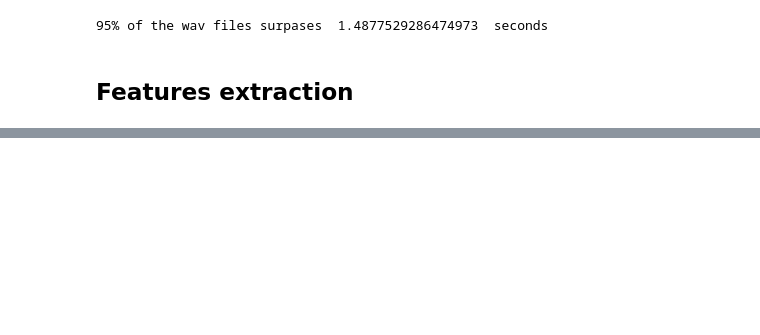
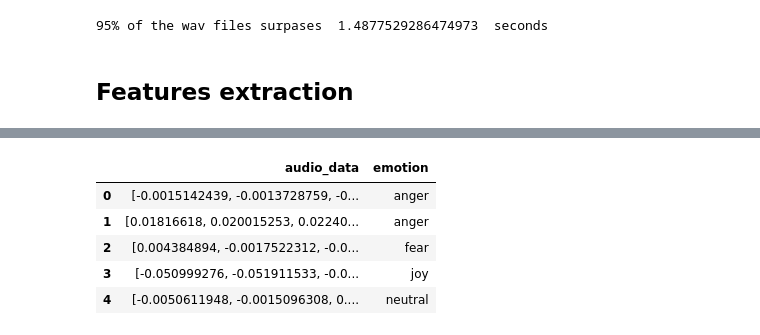
Before and after one commit to jcguerra10/SentimentRecognition, a Jupyter notebook: jupyter/Speech.ipynb, the cells around one changed output, grey strips where cells are left out. Drawn from its saved outputs; the diff is of its cells as text; code cells hidden in the pictures; blank space fills up the shorter version.

```diff
--- a/jupyter/Speech.ipynb
+++ b/jupyter/Speech.ipynb
@@ -198,6 +199,8 @@ merged_df.head(5)
 | 2 | fear | ../data/clean_audios/TESS\OAF_bac... |
 | 3 | joy | ../data/clean_audios/TESS\OAF_bac... |
 | 4 | neutral | ../data/clean_audios/TESS\OAF_bac... |
+# %%
+merged_df = pd.read_csv("../data/aud_em/path_emotion.csv")
 # %% [markdown]
 ## Audio Length
 # %%
@@ -290 +279,5 @@ n_mfcc = 13
+# %%
+sr = 22050
+n_mfcc = 13
+minima = 1.48
 # %%
@@ -324,3 +317,2 @@ def find_optimal_n_fft(df: pd.DataFrame, duration: float, sr: int, hop_length: i
 # %%
-optimal_n_fft = find_optimal_n_fft(merged_df, minima, sr, hop_length)
-print(optimal_n_fft)
+audiosInCSV = convert_audios_to_dataframe(merged_df, minima, sr)
@@ -395,0 +319,10 @@ mfcc_emo_df.head()
+# %%
+audiosInCSV.to_csv("../data/aud_em/segmentAudios.csv", index=False)
+audiosInCSV.head(5)
+# %% [output]
+|  | audio_data | emotion |
+| 0 | [-0.0015142439, -0.0013728759, -0... | anger |
+| 1 | [0.01816618, 0.020015253, 0.02240... | anger |
+| 2 | [0.004384894, -0.0017522312, -0.0... | fear |
+| 3 | [-0.050999276, -0.051911533, -0.0... | joy |
+| 4 | [-0.0050611948, -0.0015096308, 0.... | neutral |
```
Also changed, not shown: parts of 17 cells of this notebook, 3 other files.
